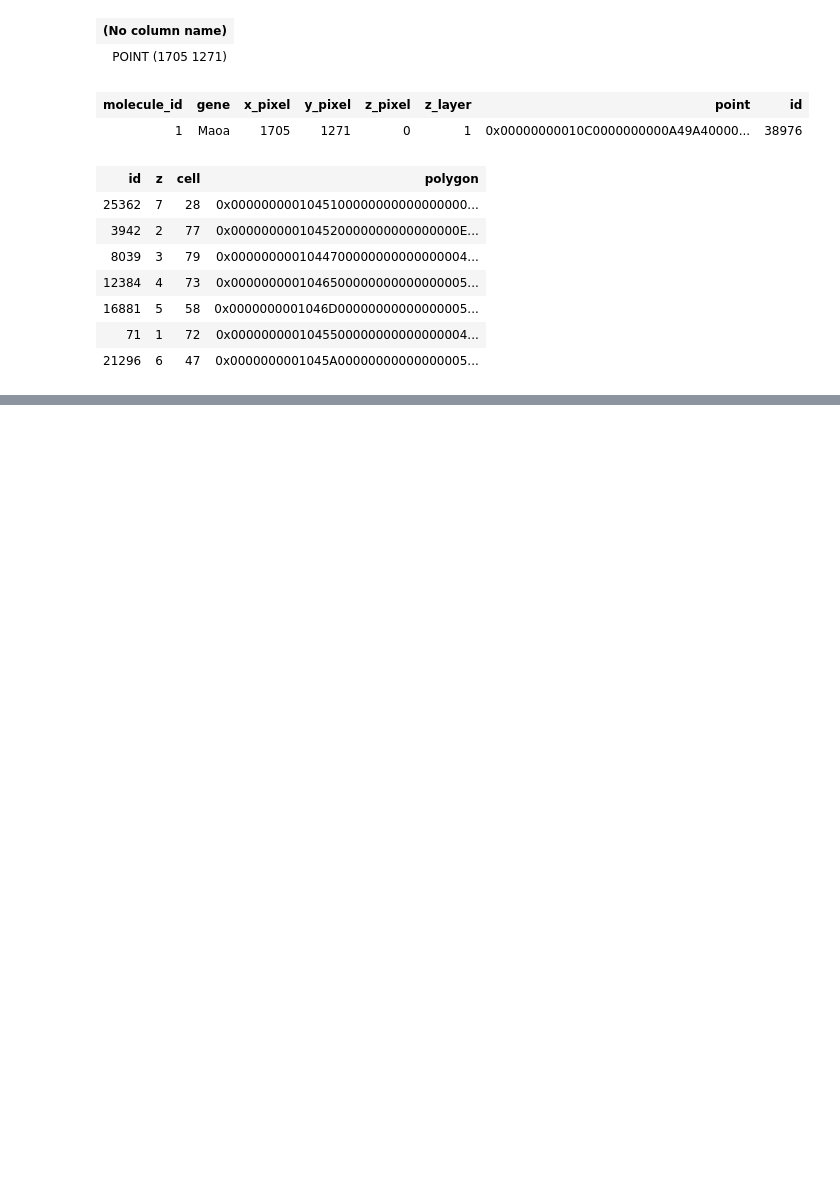
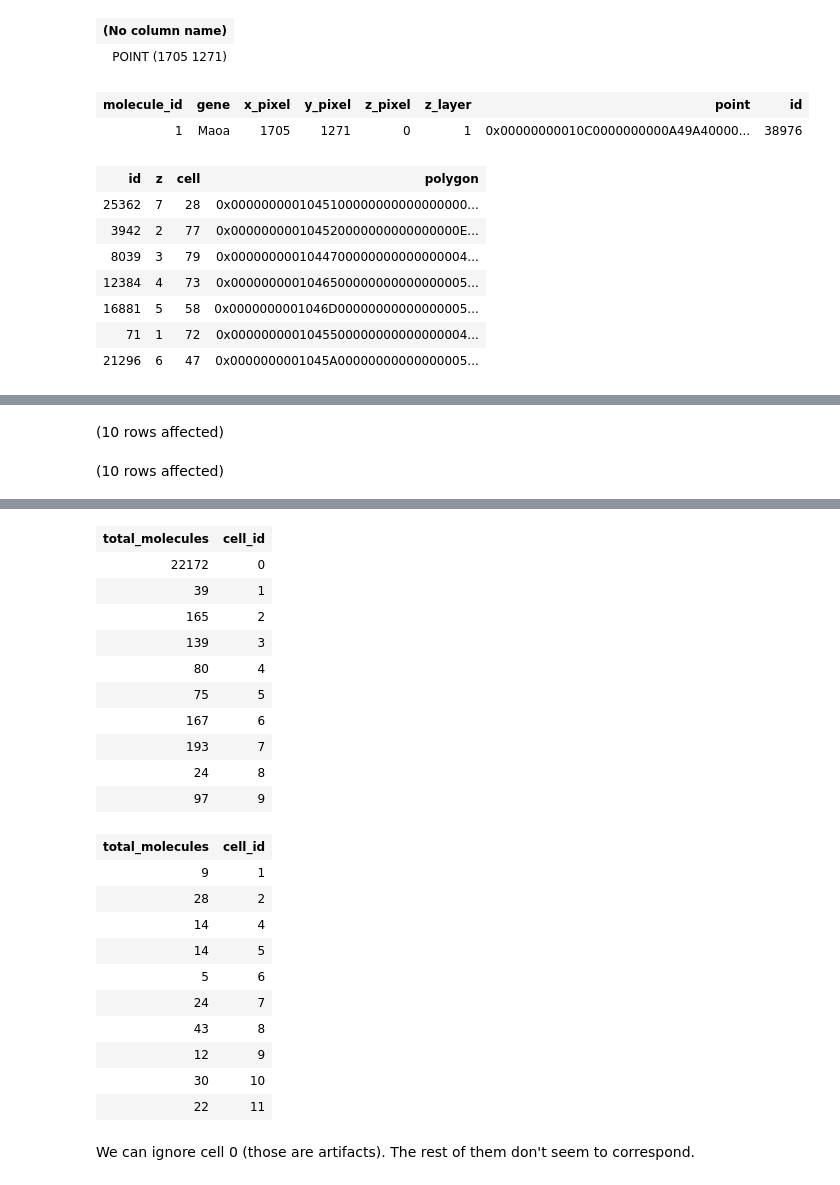
Before and after one commit to ccb-hms/hmc-clinic-2022-23, a Jupyter notebook: assignment_5/Notebooks/Assignment5NotebookSummarized.ipynb, the cells around one changed output, grey strips where cells are left out. Cells and saved outputs as stored; diff of their text form; code cells hidden in the pictures; blank space fills up the shorter version.

Commit message:
messing around with segmentation data

```diff
--- a/assignment_5/Notebooks/Assignment5NotebookSummarized.ipynb
+++ b/assignment_5/Notebooks/Assignment5NotebookSummarized.ipynb
@@ -286,0 +297,17 @@ Total execution time: 00:00:00.075
+# %%
+USE MouseIleum;
+
+-- Select rows from a Table or View '[SegmentationWithPoints]' in schema '[dbo]'
+SELECT TOP(10) count(mol_id) as total_molecules, cell_id FROM [dbo].[SegmentationWithPoints]
+GROUP BY cell_id
+ORDER BY cell_id ASC
+GO
+
+-- Select rows from a Table or View '[MoleculeCountsAllLayers]' in schema '[dbo]'
+SELECT TOP(10) count(molecule_id) as total_molecules, cell_id FROM [dbo].[MoleculeCountsAllLayers]
+GROUP BY cell_id
+ORDER BY cell_id ASC
+GO
+# %% [output]
+(10 rows affected)
+(10 rows affected)
@@ -286,0 +315,24 @@ Total execution time: 00:00:00.075
+| total_molecules | cell_id |
+| 22172 | 0 |
+| 39 | 1 |
+| 165 | 2 |
+| 139 | 3 |
+| 80 | 4 |
+| 75 | 5 |
+| 167 | 6 |
+| 193 | 7 |
+| 24 | 8 |
+| 97 | 9 |
+| total_molecules | cell_id |
+| 9 | 1 |
+| 28 | 2 |
+| 14 | 4 |
+| 14 | 5 |
+| 5 | 6 |
+| 24 | 7 |
+| 43 | 8 |
+| 12 | 9 |
+| 30 | 10 |
+| 22 | 11 |
+# %% [markdown]
+We can ignore cell 0 (those are artifacts). The rest of them don't seem to correspond.
```
Also changed, not shown: parts of 2 cells of this notebook.
